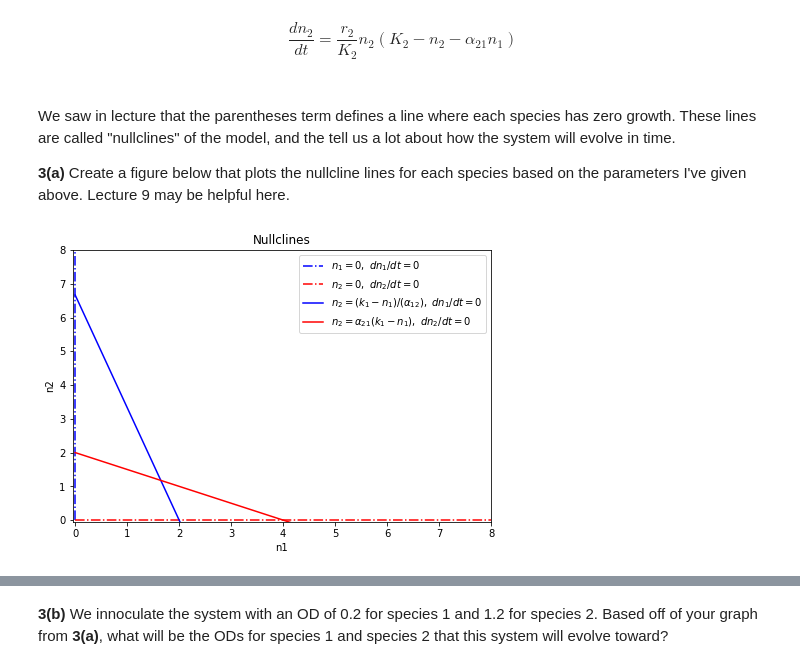
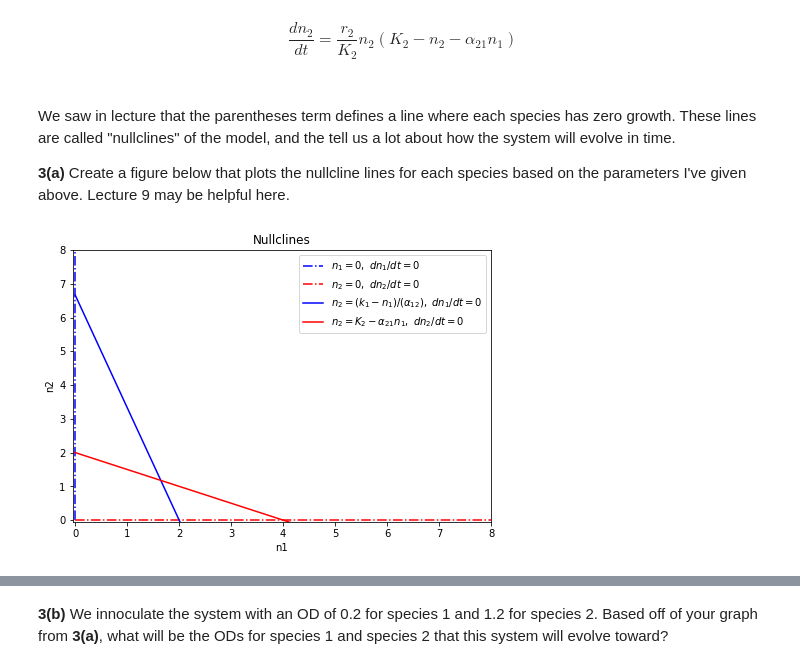
Before and after one commit to JTomI/Larkin-Hybiscus, a Jupyter notebook: BI_594/HW2/BI594_HW2.ipynb, the cells around one changed output, grey strips where cells are left out. Saved outputs shown, nothing was run; the diff lists cells and outputs as text; code cells hidden in the pictures.

```diff
--- a/BI_594/HW2/BI594_HW2.ipynb
+++ b/BI_594/HW2/BI594_HW2.ipynb
@@ -231,19 +231,20 @@ We saw in lecture that the parentheses term defines a line where each species ha
 **3(a)** Create a figure below that plots the nullcline lines for each species based on the parameters I've given above. Lecture 9 may be helpful here.
 # %%
 axis = np.linspace(0,10,100)
-fig, ax = plt.subplots(figsize=figsize)
+fig, ax = plt.subplots(figsize=figsize);
 ax.set_title('Nullclines')
 ax.set_xlabel('n1')
 ax.set_ylabel('n2')
 ax.plot(0*axis,axis,'-.',label=r'$n_1=0,\ dn_1/dt=0$',color='blue')
 ax.plot(axis,0*axis,'-.',label=r'$n_2=0,\ dn_2/dt=0$',color='red')
 ax.plot(axis,(K_1_ce-axis)/a_12_ce,label=r'$n_2=(k_1-n_1)/(\alpha_{12}),\ dn_1/dt=0$',color='blue')
-ax.plot(axis,K_2_ce-axis*a_21_ce,label=r'$n_2=\alpha_{21}(k_1-n_1),\ dn_2/dt=0$',color='red')
+ax.plot(axis,K_2_ce-axis*a_21_ce,label=r'$n_2=K_2-\alpha_{21} n_1,\ dn_2/dt=0$',color='red')
 ax.set_ylim(-.05,8)
 ax.set_xlim(-.05,8)
-ax.legend();
+ax.legend()
+plt.show()
 # %% [output]
-[figure, old version]
+[figure, new version]
 # %%
 axis = np.linspace(0,3,1000)
 X,Y = np.meshgrid(axis,axis)
```
Also changed, not shown: parts of 5 cells of this notebook, 3 other files.
